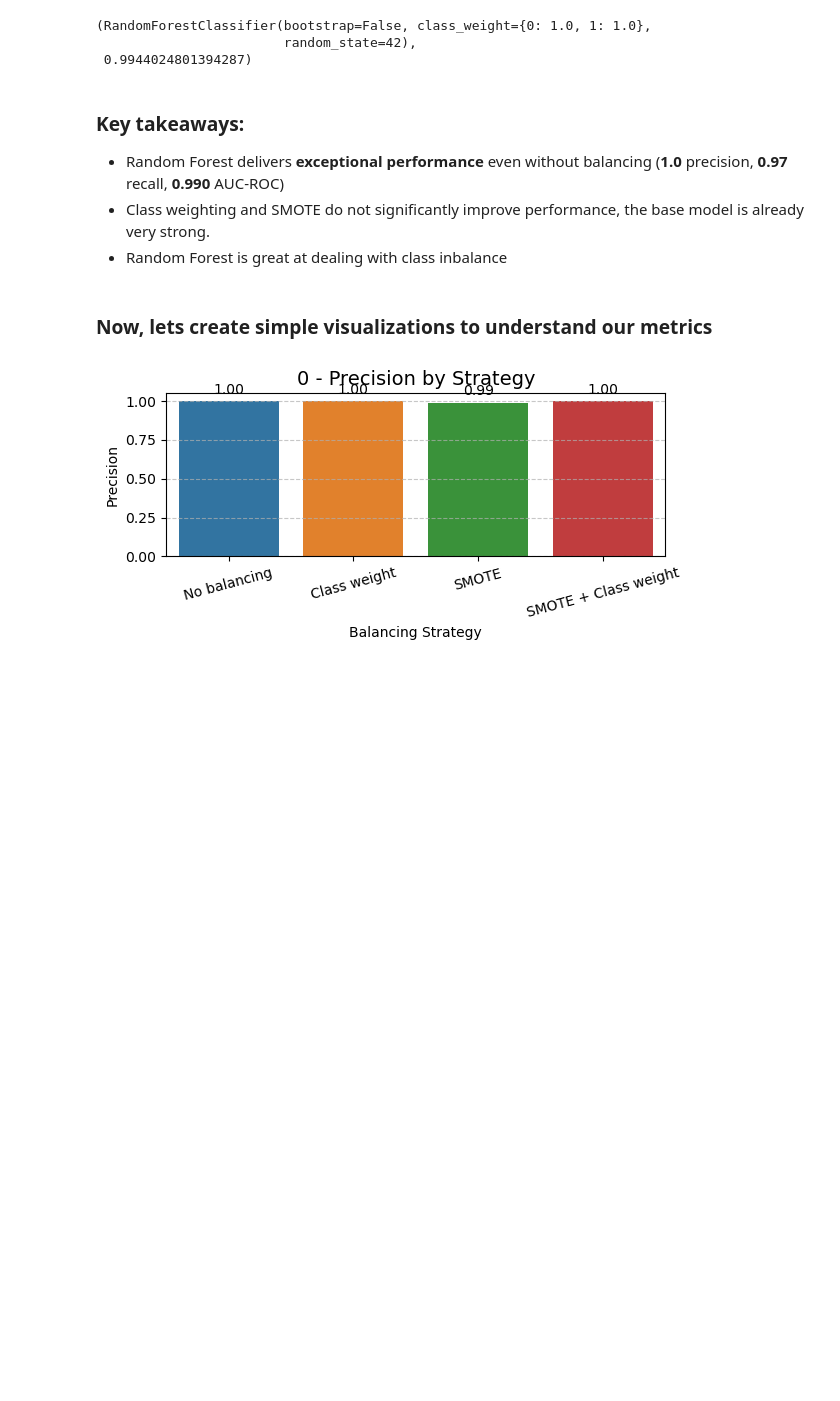
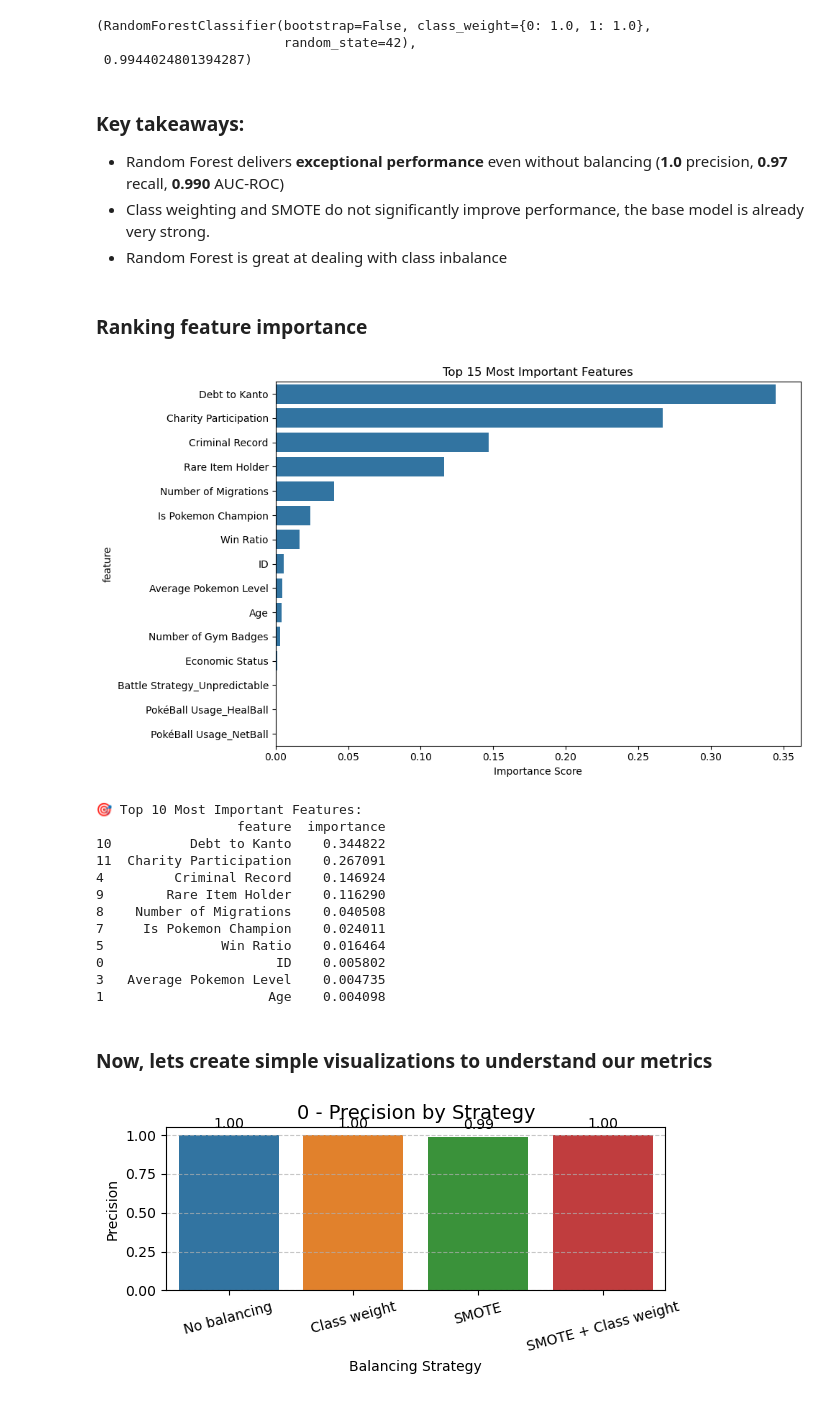
Before and after one commit to diegodoc/pokemon-detective-ml-project, a Jupyter notebook: notebooks/Model_Building.ipynb, the cells around one changed output. Saved outputs shown, nothing was run; the diff lists cells and outputs as text; code cells hidden in the pictures; blank space fills up the shorter version.

Commit message:
feat: adds feature importance ranking

```diff
--- a/notebooks/Model_Building.ipynb
+++ b/notebooks/Model_Building.ipynb
@@ -333,6 +333,24 @@ Mean CV AUC-ROC: 0.994 (+/- 0.005)
 - Random Forest delivers **exceptional performance** even without balancing (**1.0** precision, **0.97** recall, **0.990** AUC-ROC)
 - Class weighting and SMOTE do not significantly improve performance, the base model is already very strong.
 - Random Forest is great at dealing with class inbalance
+# %% [markdown]
+### Ranking feature importance
+# %%
+plot_feature_importance(rf_model, X_train)
+# %% [output]
+[figure, added]
+🎯 Top 10 Most Important Features:
+                  feature  importance
+10          Debt to Kanto    0.344822
+11  Charity Participation    0.267091
+4         Criminal Record    0.146924
+9        Rare Item Holder    0.116290
+8    Number of Migrations    0.040508
+7     Is Pokemon Champion    0.024011
+5               Win Ratio    0.016464
+0                      ID    0.005802
+3   Average Pokemon Level    0.004735
+1                     Age    0.004098
 # %% [markdown]
 ### Now, lets create simple visualizations to understand our metrics
 # %%
```
Also changed, not shown: parts of 1 cell of this notebook, 1 other file.
